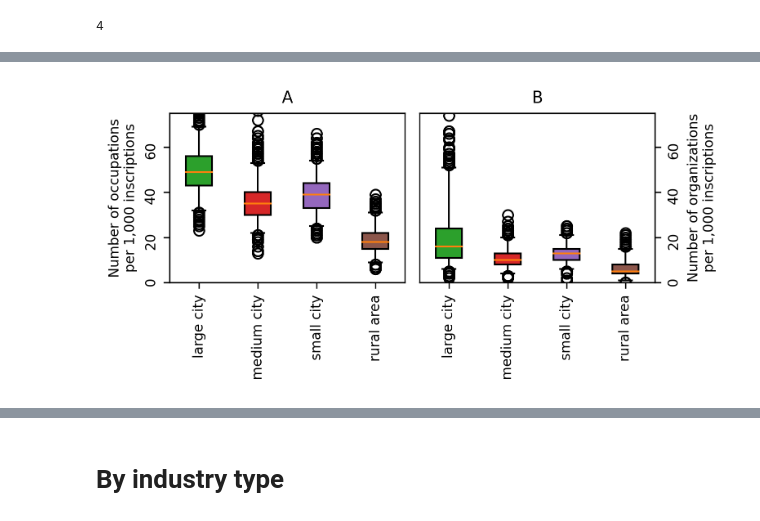
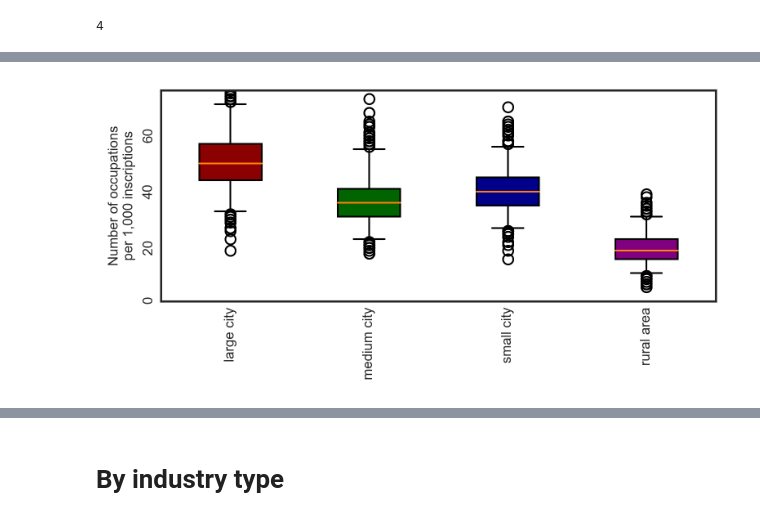
Before and after one commit to sdam-au/social_diversity, a Jupyter notebook: scripts/3_OCCUPS&ORGS_BY-CONTEXT.ipynb, the cells around one changed output, grey strips where cells are left out. Drawn from its saved outputs; the diff is of its cells as text; code cells hidden in the pictures.

```diff
--- a/scripts/3_OCCUPS&ORGS_BY-CONTEXT.ipynb
+++ b/scripts/3_OCCUPS&ORGS_BY-CONTEXT.ipynb
@@ -366,28 +277,20 @@ occups_orgs_contexts_descriptive.to_csv("../data/occups_orgs_contexts_alt_descri
 # %%
 tab_colors_list = list(mcolors.TABLEAU_COLORS.keys())
 
-fig, [ax1, ax2] = plt.subplots(1,2, figsize=[5.2,2.6], tight_layout=True)
+fig, ax1 = plt.subplots(figsize=[5.2, 2.6], tight_layout=True)
 
-bplot1 = ax1.boxplot(lire_occups_large_medium + lire_occups_small_rural, whis=[2.5, 97.5], labels=labels, patch_artist=True)
-ax1.set_title("A")
+bplot1 = ax1.boxplot(lire_occups_large_medium + lire_occups_small_rural, whis=[2.5, 97.5], labels=labels,
+                     patch_artist=True)
+#ax1.set_title("A")
 ax1.set_ylabel("Number of occupations\nper 1,000 inscriptions")
 ax1.tick_params(labelrotation=90)
-ax1.set_ylim(0,75)
-
-
-bplot2 = ax2.boxplot(lire_orgs_large_medium + lire_orgs_small_rural, whis=[2.5, 97.5], labels=labels, patch_artist=True)
-ax2.set_title("B")
-ax2.yaxis.set_label_position("right")
-ax2.yaxis.tick_right()
-ax2.set_ylabel("Number of organizations\nper 1,000 inscriptions")
-ax2.tick_params(labelrotation=90)
-ax2.set_ylim(0,75)
+ax1.set_ylim(0, 75)
 
 # fill with colors
-colors =tab_colors_list[2:][:len(labels)]
-for bplot in (bplot1, bplot2):
-    for patch, color in zip(bplot['boxes'], colors):
-        patch.set_facecolor(color)
+colors = ["darkred", "darkgreen", "darkblue", "purple"]
+#for bplot in bplot1:
+for patch, color in zip(bplot1['boxes'], colors):
+    patch.set_facecolor(color)
 # %% [output]
-[figure, old version]
+[figure, new version]
 # %%
```
Also changed, not shown: parts of 30 cells of this notebook, 25 other files.
